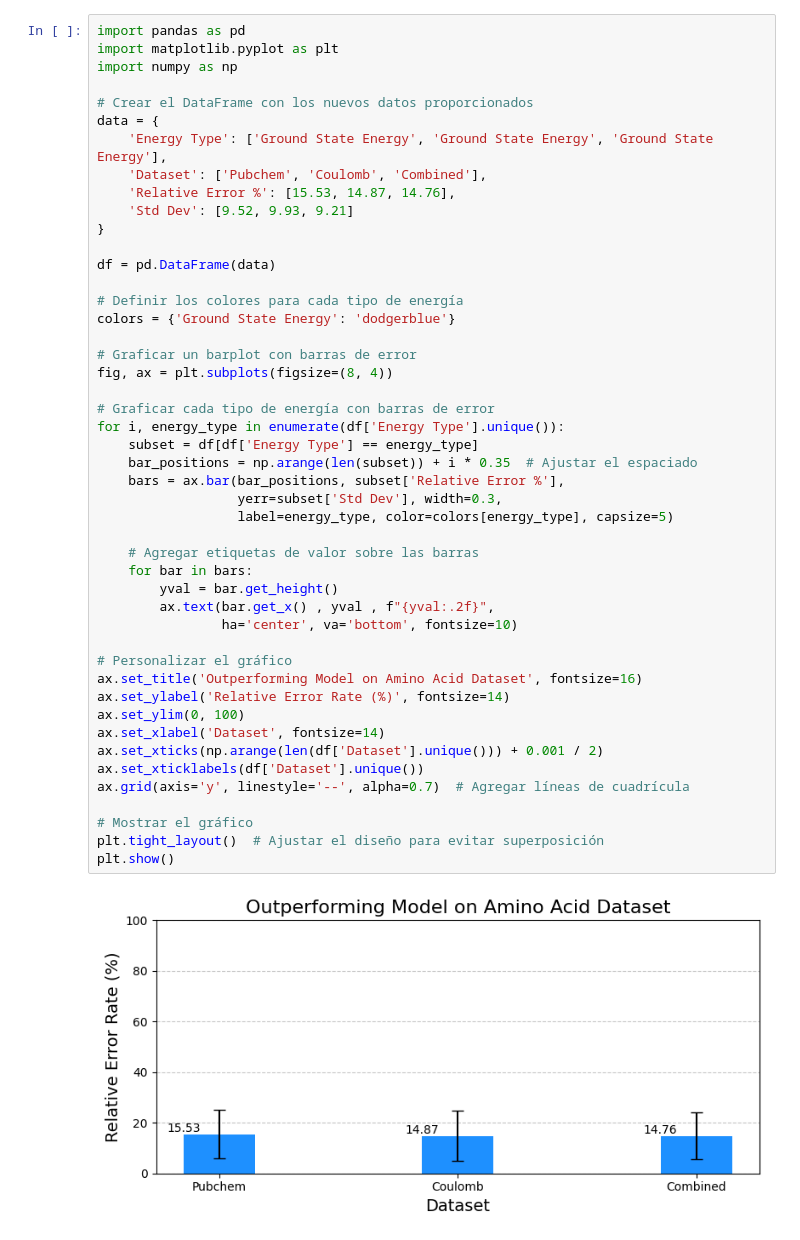
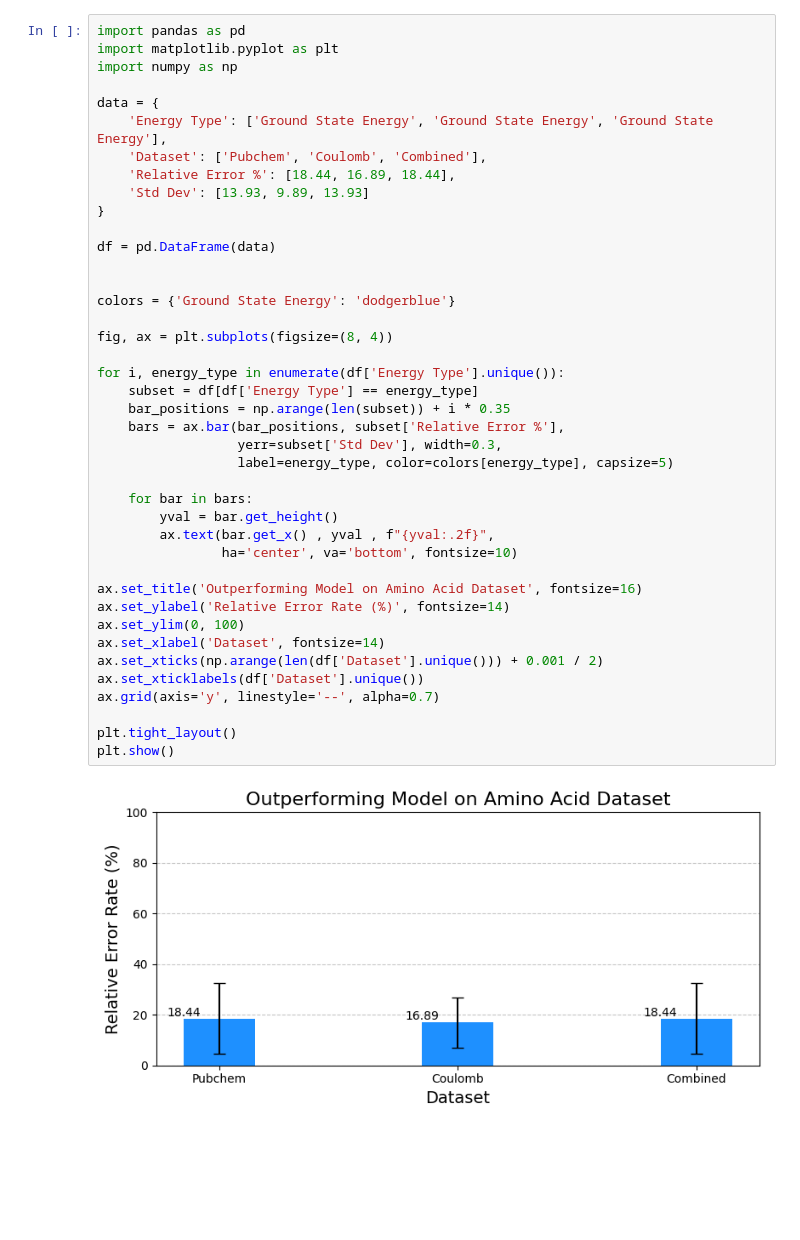
Before and after one commit to laiacoronas/machine-learning-and-quantum-chemistry, a Jupyter notebook: plots.ipynb, the cells around one changed output. Drawn from its saved outputs; the diff is of its cells as text; blank space fills up the shorter version.

```diff
--- a/plots.ipynb
+++ b/plots.ipynb
@@ -64,47 +55,41 @@ import pandas as pd
 import matplotlib.pyplot as plt
 import numpy as np
 
-# Crear el DataFrame con los nuevos datos proporcionados
 data = {
     'Energy Type': ['Ground State Energy', 'Ground State Energy', 'Ground State Energy'],
     'Dataset': ['Pubchem', 'Coulomb', 'Combined'],
-    'Relative Error %': [15.53, 14.87, 14.76],
-    'Std Dev': [9.52, 9.93, 9.21]
+    'Relative Error %': [18.44, 16.89, 18.44],
+    'Std Dev': [13.93, 9.89, 13.93]
 }
 
 df = pd.DataFrame(data)
 
-# Definir los colores para cada tipo de energía
+
 colors = {'Ground State Energy': 'dodgerblue'}
 
-# Graficar un barplot con barras de error
 fig, ax = plt.subplots(figsize=(8, 4))
 
-# Graficar cada tipo de energía con barras de error
 for i, energy_type in enumerate(df['Energy Type'].unique()):
     subset = df[df['Energy Type'] == energy_type]
-    bar_positions = np.arange(len(subset)) + i * 0.35  # Ajustar el espaciado
+    bar_positions = np.arange(len(subset)) + i * 0.35
     bars = ax.bar(bar_positions, subset['Relative Error %'],
                   yerr=subset['Std Dev'], width=0.3,
                   label=energy_type, color=colors[energy_type], capsize=5)
 
-    # Agregar etiquetas de valor sobre las barras
     for bar in bars:
         yval = bar.get_height()
         ax.text(bar.get_x() , yval , f"{yval:.2f}",
                 ha='center', va='bottom', fontsize=10)
 
-# Personalizar el gráfico
 ax.set_title('Outperforming Model on Amino Acid Dataset', fontsize=16)
 ax.set_ylabel('Relative Error Rate (%)', fontsize=14)
 ax.set_ylim(0, 100)
 ax.set_xlabel('Dataset', fontsize=14)
 ax.set_xticks(np.arange(len(df['Dataset'].unique())) + 0.001 / 2)
 ax.set_xticklabels(df['Dataset'].unique())
-ax.grid(axis='y', linestyle='--', alpha=0.7)  # Agregar líneas de cuadrícula
+ax.grid(axis='y', linestyle='--', alpha=0.7)
 
-# Mostrar el gráfico
-plt.tight_layout()  # Ajustar el diseño para evitar superposición
+plt.tight_layout()
 plt.show()
 # %% [output]
-[figure, old version]
+[figure, new version]
```
Also changed, not shown: parts of 1 cell of this notebook, 1 other file.
